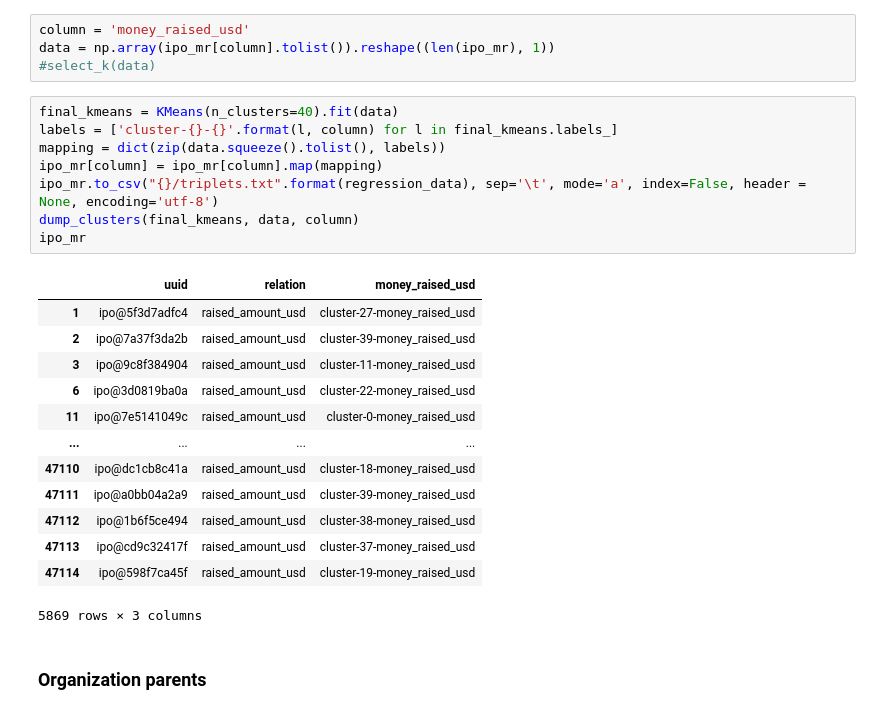
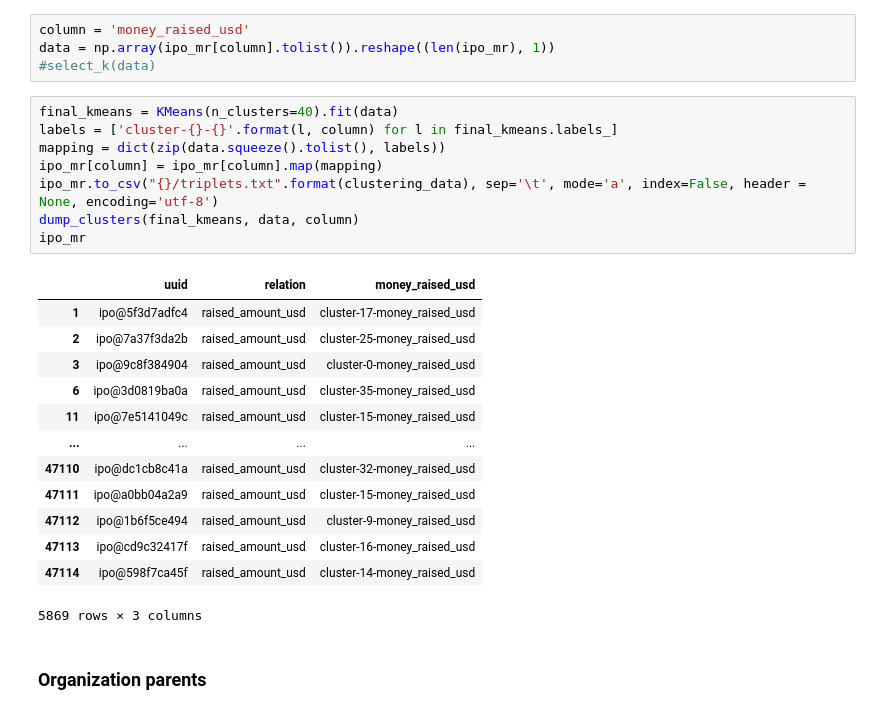
Before and after one commit to colab-nyuad/CrunchQA, a Jupyter notebook: create_triplets.ipynb, the cells around one changed output. Cells and saved outputs as stored; diff of their text form.

```diff
--- a/create_triplets.ipynb
+++ b/create_triplets.ipynb
@@ -804,24 +713,24 @@ data = np.array(ipo_mr[column].tolist()).reshape((len(ipo_mr), 1))
 # %%
 final_kmeans = KMeans(n_clusters=40).fit(data)
 labels = ['cluster-{}-{}'.format(l, column) for l in final_kmeans.labels_]
 mapping = dict(zip(data.squeeze().tolist(), labels))
 ipo_mr[column] = ipo_mr[column].map(mapping)
-ipo_mr.to_csv("{}/triplets.txt".format(regression_data), sep='\t', mode='a', index=False, header = None, encoding='utf-8')
+ipo_mr.to_csv("{}/triplets.txt".format(clustering_data), sep='\t', mode='a', index=False, header = None, encoding='utf-8')
 dump_clusters(final_kmeans, data, column)
 ipo_mr
 # %% [output]
 |  | uuid | relation | money_raised_usd |
-| 1 | ipo@5f3d7adfc4 | raised_amount_usd | cluster-27-money_raised_usd |
-| 2 | ipo@7a37f3da2b | raised_amount_usd | cluster-39-money_raised_usd |
-| 3 | ipo@9c8f384904 | raised_amount_usd | cluster-11-money_raised_usd |
-| 6 | ipo@3d0819ba0a | raised_amount_usd | cluster-22-money_raised_usd |
-| 11 | ipo@7e5141049c | raised_amount_usd | cluster-0-money_raised_usd |
+| 1 | ipo@5f3d7adfc4 | raised_amount_usd | cluster-17-money_raised_usd |
+| 2 | ipo@7a37f3da2b | raised_amount_usd | cluster-25-money_raised_usd |
+| 3 | ipo@9c8f384904 | raised_amount_usd | cluster-0-money_raised_usd |
+| 6 | ipo@3d0819ba0a | raised_amount_usd | cluster-35-money_raised_usd |
+| 11 | ipo@7e5141049c | raised_amount_usd | cluster-15-money_raised_usd |
 | ... | ... | ... | ... |
-| 47110 | ipo@dc1cb8c41a | raised_amount_usd | cluster-18-money_raised_usd |
-| 47111 | ipo@a0bb04a2a9 | raised_amount_usd | cluster-39-money_raised_usd |
-| 47112 | ipo@1b6f5ce494 | raised_amount_usd | cluster-38-money_raised_usd |
-| 47113 | ipo@cd9c32417f | raised_amount_usd | cluster-37-money_raised_usd |
-| 47114 | ipo@598f7ca45f | raised_amount_usd | cluster-19-money_raised_usd |
+| 47110 | ipo@dc1cb8c41a | raised_amount_usd | cluster-32-money_raised_usd |
+| 47111 | ipo@a0bb04a2a9 | raised_amount_usd | cluster-15-money_raised_usd |
+| 47112 | ipo@1b6f5ce494 | raised_amount_usd | cluster-9-money_raised_usd |
+| 47113 | ipo@cd9c32417f | raised_amount_usd | cluster-16-money_raised_usd |
+| 47114 | ipo@598f7ca45f | raised_amount_usd | cluster-14-money_raised_usd |
 5869 rows × 3 columns
 # %% [markdown]
 ### Organization parents
```
Also changed, not shown: parts of 94 cells of this notebook.
